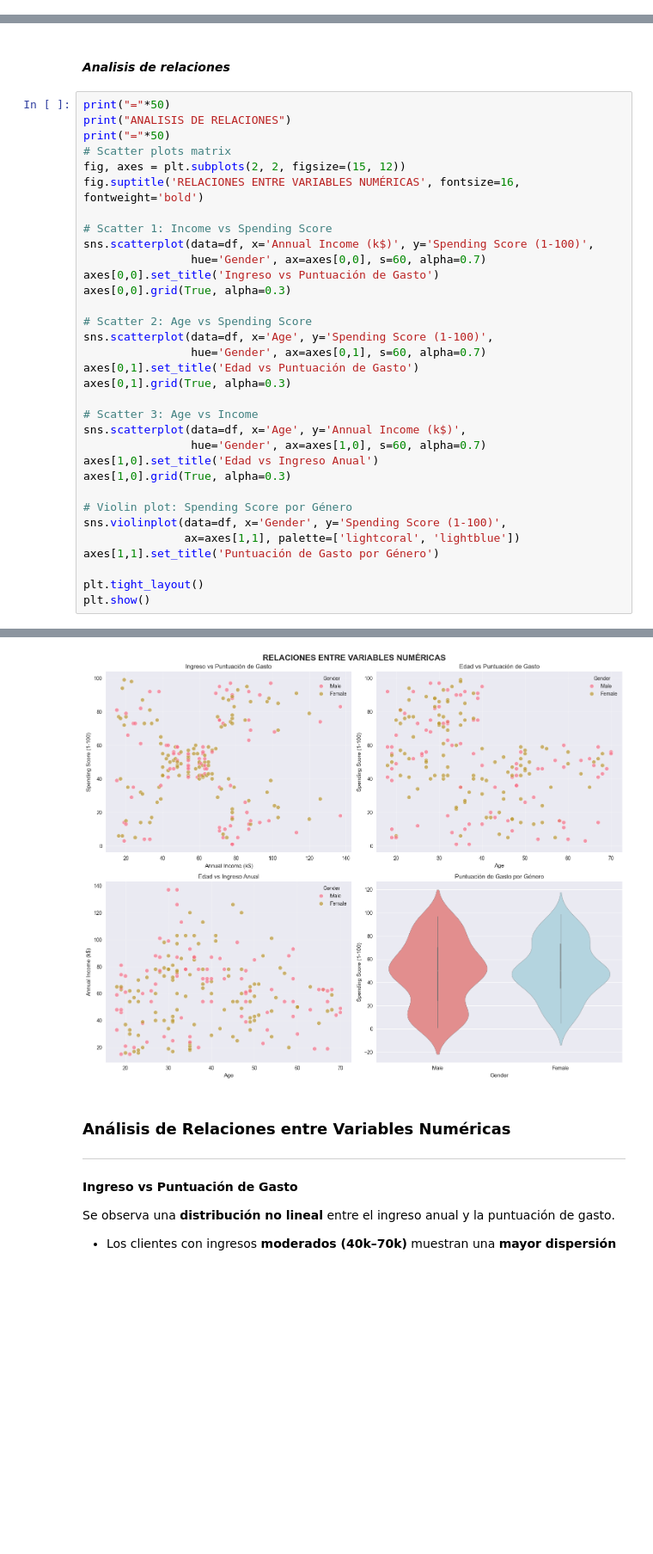
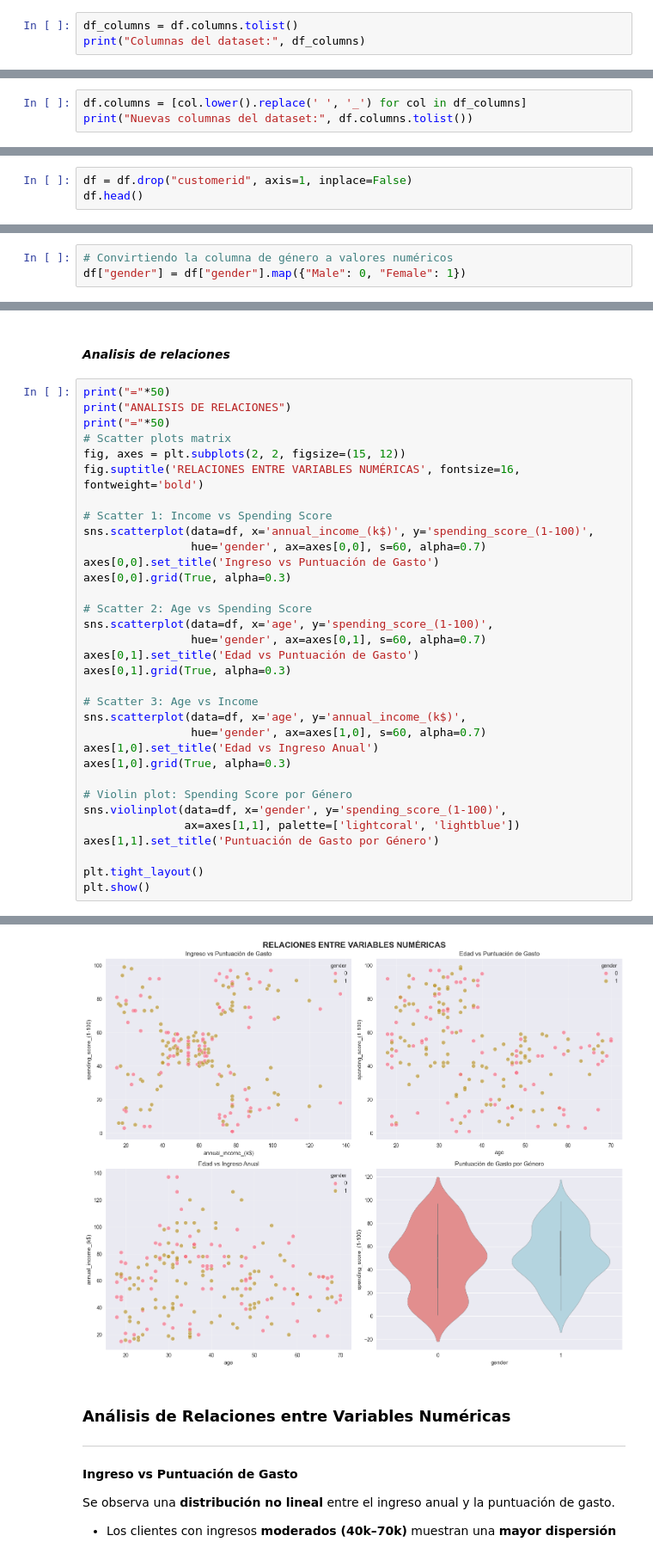
Before and after one commit to JuanDa237/EventoEvaluativo4-AnalisisDeDatos, a Jupyter notebook: Ejercicio4_Mall_Customer_Segmentation.ipynb, the cells around one changed output, grey strips where cells are left out. Shown: that part at 86% size. Saved outputs shown, nothing was run; the diff lists cells and outputs as text; blank space fills up the shorter version.

```diff
--- a/Ejercicio4_Mall_Customer_Segmentation.ipynb
+++ b/Ejercicio4_Mall_Customer_Segmentation.ipynb
@@ -18,0 +32,3 @@ sns.set_palette("husl")
+# %%
+df_columns = df.columns.tolist()
+print("Columnas del dataset:", df_columns)
@@ -18,0 +37,3 @@ sns.set_palette("husl")
+# %%
+df.columns = [col.lower().replace(' ', '_') for col in df_columns]
+print("Nuevas columnas del dataset:", df.columns.tolist())
@@ -18,0 +42,3 @@ sns.set_palette("husl")
+# %%
+df = df.drop("customerid", axis=1, inplace=False)
+df.head()
@@ -19,3 +52,6 @@ sns.set_palette("husl")
+# %%
+# Convirtiendo la columna de género a valores numéricos
+df["gender"] = df["gender"].map({"Male": 0, "Female": 1})
 # %% [markdown]
 ---
 ## **EDA**
@@ -190,41 +224,41 @@ Además, la ausencia de valores atípicos extremos facilita el modelado sin nece
 # %%
 print("="*50)
 print("ANALISIS DE RELACIONES")
 print("="*50)
 # Scatter plots matrix
 fig, axes = plt.subplots(2, 2, figsize=(15, 12))
 fig.suptitle('RELACIONES ENTRE VARIABLES NUMÉRICAS', fontsize=16, fontweight='bold')
 
 # Scatter 1: Income vs Spending Score
-sns.scatterplot(data=df, x='Annual Income (k$)', y='Spending Score (1-100)',
-                hue='Gender', ax=axes[0,0], s=60, alpha=0.7)
+sns.scatterplot(data=df, x='annual_income_(k$)', y='spending_score_(1-100)',
+                hue='gender', ax=axes[0,0], s=60, alpha=0.7)
 axes[0,0].set_title('Ingreso vs Puntuación de Gasto')
 axes[0,0].grid(True, alpha=0.3)
 
 # Scatter 2: Age vs Spending Score
-sns.scatterplot(data=df, x='Age', y='Spending Score (1-100)',
-                hue='Gender', ax=axes[0,1], s=60, alpha=0.7)
+sns.scatterplot(data=df, x='age', y='spending_score_(1-100)',
+                hue='gender', ax=axes[0,1], s=60, alpha=0.7)
 axes[0,1].set_title('Edad vs Puntuación de Gasto')
 axes[0,1].grid(True, alpha=0.3)
 
 # Scatter 3: Age vs Income
-sns.scatterplot(data=df, x='Age', y='Annual Income (k$)',
-                hue='Gender', ax=axes[1,0], s=60, alpha=0.7)
+sns.scatterplot(data=df, x='age', y='annual_income_(k$)',
+                hue='gender', ax=axes[1,0], s=60, alpha=0.7)
 axes[1,0].set_title('Edad vs Ingreso Anual')
 axes[1,0].grid(True, alpha=0.3)
 
 # Violin plot: Spending Score por Género
-sns.violinplot(data=df, x='Gender', y='Spending Score (1-100)',
+sns.violinplot(data=df, x='gender', y='spending_score_(1-100)',
                ax=axes[1,1], palette=['lightcoral', 'lightblue'])
 axes[1,1].set_title('Puntuación de Gasto por Género')
 
 plt.tight_layout()
 plt.show()
 # %% [output]
 ==================================================
 ANALISIS DE RELACIONES
 ==================================================
-[figure, old version]
+[figure, new version]
 # %% [markdown]
 ### **Análisis de Relaciones entre Variables Numéricas**
 ---
```
Also changed, not shown: parts of 9 cells of this notebook, 2 other files.
